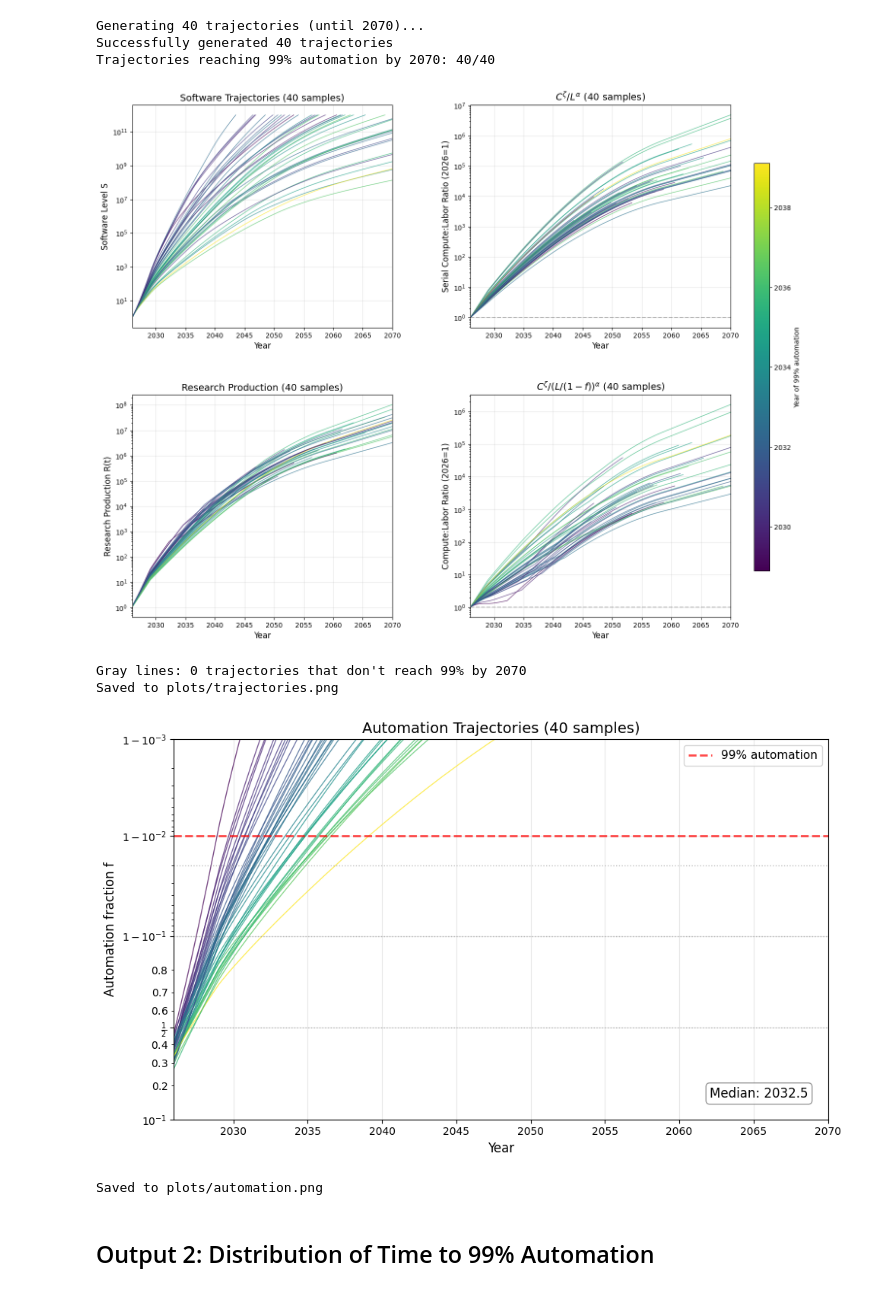
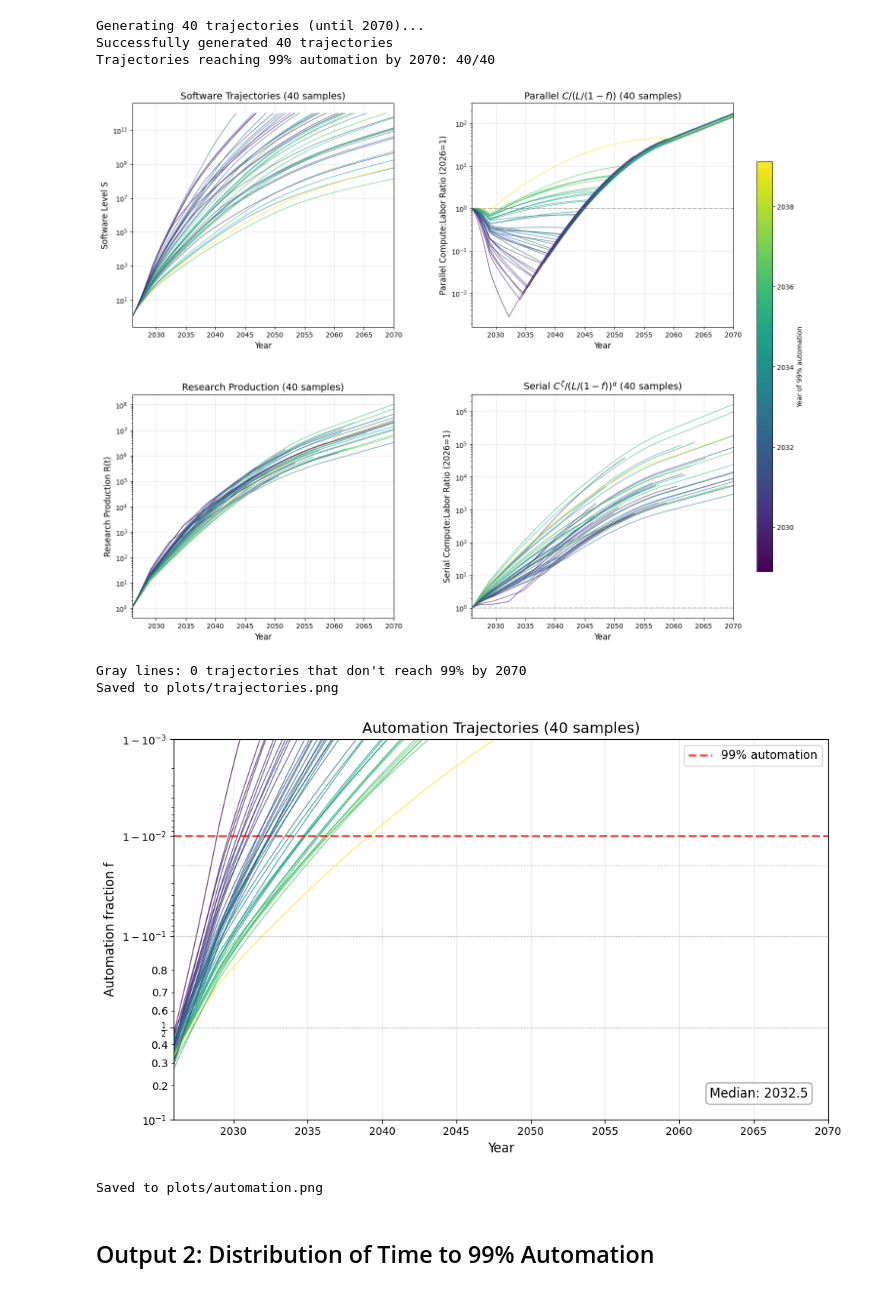
Before and after one commit to tkwa/ai-takeoff-model, a Jupyter notebook: takeoff_simulation.ipynb, the cells around one changed output. Cells and saved outputs as stored; diff of their text form; code cells hidden in the pictures.

```diff
--- a/takeoff_simulation.ipynb
+++ b/takeoff_simulation.ipynb
@@ -513,10 +510,10 @@ def generate_trajectories(n_trajectories=40, t_start=0, t_end=T_END, seed=42):
     for i in range(n_trajectories):
         params = sample_parameters()
         result = simulate_trajectory(params, t_start=t_start, t_end=t_end)
-        t_arr, S_arr, f_arr, R_arr, ratio_arr, raw_ratio_arr, time_99 = result
+        t_arr, S_arr, f_arr, R_arr, serial_ratio_arr, parallel_ratio_arr, time_99 = result
 
         if t_arr is not None:
-            trajectories.append((t_arr, S_arr, f_arr, R_arr, ratio_arr, raw_ratio_arr))
+            trajectories.append((t_arr, S_arr, f_arr, R_arr, serial_ratio_arr, parallel_ratio_arr))
             params_list.append(params)
             # If didn't reach 99% by cutoff, set to YEAR_NOT_REACHED
             if time_99 is None:
@@ -551,7 +548,7 @@ t_min, t_max = min(times_for_color), max(times_for_color)
 
 cmap = plt.cm.viridis
 
-for i, (t_arr, S_arr, f_arr, R_arr, ratio_arr, raw_ratio_arr) in enumerate(trajectories):
+for i, (t_arr, S_arr, f_arr, R_arr, serial_ratio_arr, parallel_ratio_arr) in enumerate(trajectories):
     if times_to_99[i] < YEAR_NOT_REACHED:
         color = cmap((times_for_color[i] - t_min) / (t_max - t_min + 0.01))
         alpha = 0.7
@@ -562,14 +559,14 @@ for i, (t_arr, S_arr, f_arr, R_arr, ratio_arr, raw_ratio_arr) in enumerate(traje
     # Top left: S(t)
     axes[0, 0].plot(t_arr + YEAR_START, S_arr, color=color, alpha=alpha, linewidth=1)
 
-    # Top right: Raw compute:labor ratio (serial)
-    axes[0, 1].plot(t_arr + YEAR_START, raw_ratio_arr, color=color, alpha=alpha, linewidth=1)
+    # Top right: Parallel compute:labor ratio (raw)
+    axes[0, 1].plot(t_arr + YEAR_START, parallel_ratio_arr, color=color, alpha=alpha, linewidth=1)
 
     # Bottom left: R(t)
     axes[1, 0].plot(t_arr + YEAR_START, R_arr, color=color, alpha=alpha, linewidth=1)
 
-    # Bottom right: Compute:Labor ratio (with automation)
-    axes[1, 1].plot(t_arr + YEAR_START, ratio_arr, color=color, alpha=alpha, linewidth=1)
+    # Bottom right: Serial compute:labor ratio (with exponents)
+    axes[1, 1].plot(t_arr + YEAR_START, serial_ratio_arr, color=color, alpha=alpha, linewidth=1)
 
 # Top left: S(t)
 axes[0, 0].set_xlabel('Year', fontsize=12)
@@ -579,11 +576,11 @@ axes[0, 0].set_title('Software Trajectories (40 samples)', fontsize=14)
 axes[0, 0].grid(True, alpha=0.3)
 axes[0, 0].set_xlim(YEAR_START, YEAR_CUTOFF)
 
-# Top right: Raw compute:labor ratio
+# Top right: Parallel compute:labor ratio
 axes[0, 1].set_xlabel('Year', fontsize=12)
-axes[0, 1].set_ylabel('Serial Compute:Labor Ratio (2026=1)', fontsize=12)
+axes[0, 1].set_ylabel('Parallel Compute:Labor Ratio (2026=1)', fontsize=12)
 axes[0, 1].set_yscale('log')
-axes[0, 1].set_title('$C^\\zeta / L^\\alpha$ (40 samples)', fontsize=14)
+axes[0, 1].set_title('Parallel $C / (L/(1-f))$ (40 samples)', fontsize=14)
 axes[0, 1].axhline(1, color='gray', linestyle='--', alpha=0.5)
 axes[0, 1].grid(True, alpha=0.3)
 axes[0, 1].set_xlim(YEAR_START, YEAR_CUTOFF)
@@ -596,11 +593,11 @@ axes[1, 0].set_title('Research Production (40 samples)', fontsize=14)
 axes[1, 0].grid(True, alpha=0.3)
 axes[1, 0].set_xlim(YEAR_START, YEAR_CUTOFF)
 
-# Bottom right: Compute:Labor ratio (with automation)
+# Bottom right: Serial compute:labor ratio
 axes[1, 1].set_xlabel('Year', fontsize=12)
-axes[1, 1].set_ylabel('Compute:Labor Ratio (2026=1)', fontsize=12)
+axes[1, 1].set_ylabel('Serial Compute:Labor Ratio (2026=1)', fontsize=12)
 axes[1, 1].set_yscale('log')
-axes[1, 1].set_title('$C^\\zeta / (L/(1-f))^\\alpha$ (40 samples)', fontsize=14)
+axes[1, 1].set_title('Serial $C^\\zeta / (L/(1-f))^\\alpha$ (40 samples)', fontsize=14)
 axes[1, 1].axhline(1, color='gray', linestyle='--', alpha=0.5)
 axes[1, 1].grid(True, alpha=0.3)
 axes[1, 1].set_xlim(YEAR_START, YEAR_CUTOFF)
@@ -621,40 +618,40 @@ print(f"Saved to plots/trajectories.png")
 # Separate automation trajectories plot
 fig2, ax_f = plt.subplots(figsize=(10, 6))
 
-for i, (t_arr, S_arr, f_arr, R_arr, ratio_arr, raw_ratio_arr) in enumerate(trajectories):
+for i, (t_arr, S_arr, f_arr, R_arr, serial_ratio_arr, parallel_ratio_arr) in enumerate(trajectories):
     if times_to_99[i] < YEAR_NOT_REACHED:
         color = cmap((times_for_color[i] - t_min) / (t_max - t_min + 0.01))
         alpha = 0.7
     else:
         color = 'gray'
         alpha = 0.4
     ax_f.plot(t_arr + YEAR_START, f_arr, color=color, alpha=alpha, linewidth=1)
 
 ax_f.set_xlabel('Year', fontsize=12)
 ax_f.set_ylabel('Automation fraction f', fontsize=12)
 ax_f.set_title('Automation Trajectories (40 samples)', fontsize=14)
 ax_f.set_yscale('logit')
 ax_f.set_ylim(0.1, 0.999)
 ax_f.axhline(0.5, color='gray', linestyle=':', alpha=0.5, linewidth=1)
 ax_f.axhline(0.9, color='gray', linestyle=':', alpha=0.5, linewidth=1)
 ax_f.axhline(0.98, color='gray', linestyle=':', alpha=0.5, linewidth=1)
 ax_f.axhline(0.99, color='red', linestyle='--', alpha=0.7, linewidth=2, label='99% automation')
 ax_f.legend(fontsize=11)
 ax_f.grid(True, alpha=0.3)
 ax_f.set_xlim(YEAR_START, YEAR_CUTOFF)
 
 # Add median date label in bottom-right corner
 median_99 = np.median(times_to_99)
 ax_f.text(0.97, 0.05, f'Median: {median_99:.1f}', transform=ax_f.transAxes,
           fontsize=12, ha='right', va='bottom',
           bbox=dict(boxstyle='round,pad=0.3', facecolor='white', edgecolor='gray', alpha=0.8))
 
 plt.tight_layout()
 fig2.savefig('plots/automation.png', dpi=150, bbox_inches='tight')
 plt.show()
 print(f"Saved to plots/automation.png")
 # %% [output]
-[figure, old version]
+[figure, new version]
 Gray lines: 0 trajectories that don't reach 99% by 2070
 Saved to plots/trajectories.png
 [figure]
```
Also changed, not shown: parts of 2 cells of this notebook, 2 other files.
